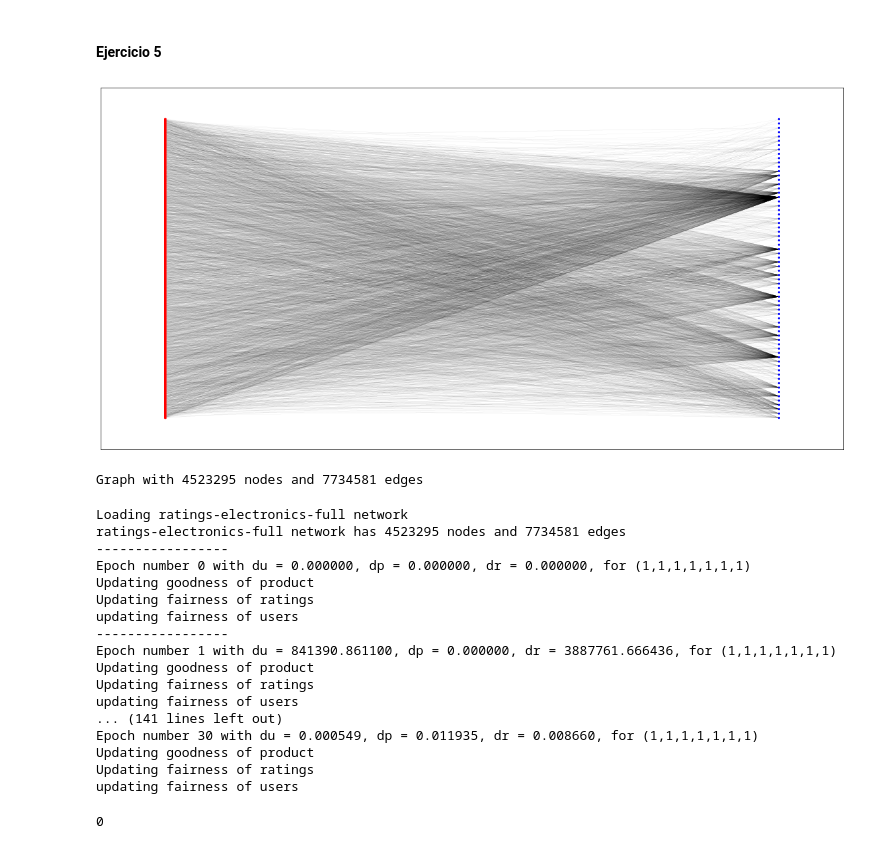
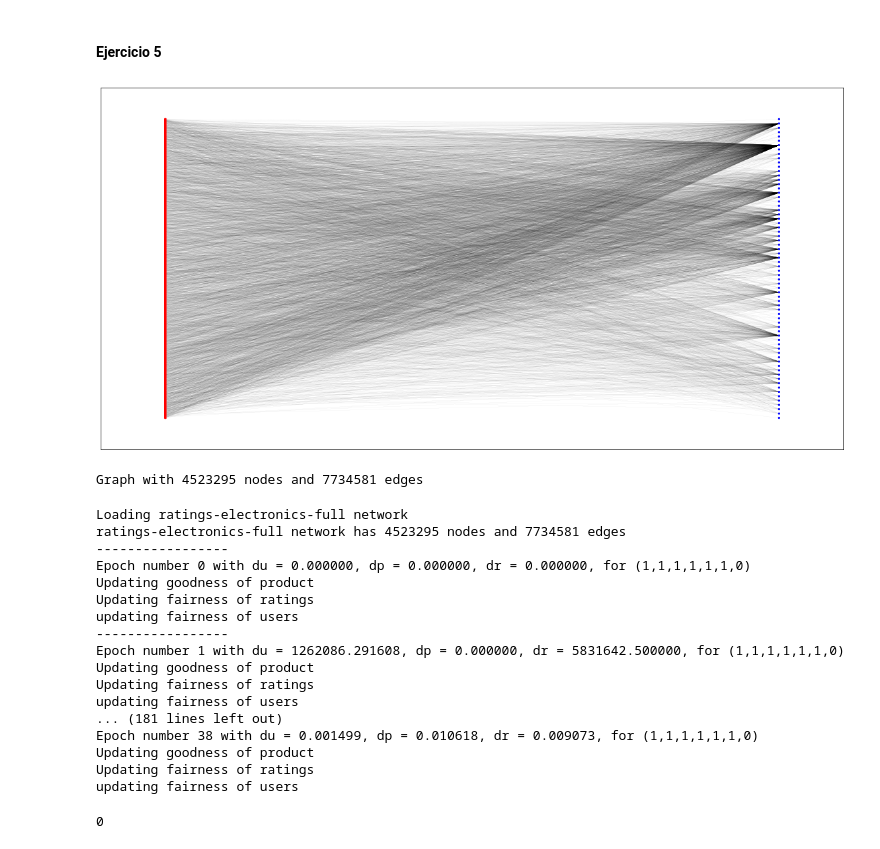
Before and after one commit to FdelMazo/7530-TDA2, a Jupyter notebook: Parcialito3/parcialito-3.ipynb, the cells around one changed output. Saved outputs shown, nothing was run; the diff lists cells and outputs as text; code cells hidden in the pictures.

```diff
--- a/Parcialito3/parcialito-3.ipynb
+++ b/Parcialito3/parcialito-3.ipynb
@@ -187,34 +243,36 @@ BokehDeprecationWarning: 'legend' keyword is deprecated, use explicit 'legend_la
 # %%
 import pandas as pd
 from networkx.algorithms import bipartite
 
 
 def create_bipartite(file):
     df = pd.read_csv(file, header=0, names=["user", "product", "weight", "_timestamp"])
     df['user'] = 'u_' + df['user'].astype(str)
     df['product'] = 'p_' + df['product'].astype(str)
 
     G = nx.Graph()
-    G.add_nodes_from(df_sample['user'], bipartite=0, color='red')
-    G.add_nodes_from(df_sample['product'], bipartite=1, color='blue')
+    G.add_nodes_from(df['user'], bipartite=0, color='red')
+    G.add_nodes_from(df['product'], bipartite=1, color='blue')
     G.add_weighted_edges_from(list(df[['user','product','weight']].to_records(index=False)))
 
     # Our df may be disconnected (at least when working with a sample)
     # let's keep the biggest bipartite graph we can get
     G.remove_nodes_from(G.nodes - max(nx.connected_components(G), key=len))
+
+    return G
 
 
 # Before working on the full dataset, let's draw a sample of what we are building
 # (At least to show we are working with a bipartite graph!)
 G_sample = create_bipartite(f'./data/ratings-electronics-sample.csv')
 plt.figure(figsize=(20,10))
 nx.draw_networkx(G_sample,
                  node_size=5,
                  node_color=[n[1] for n in G_sample.nodes.data('color')],
                  width=0.02,
                  pos=nx.bipartite_layout(G_sample, nx.bipartite.sets(G_sample)[0]),
                  with_labels=False)
 # %% [output]
-[figure, old version]
+[figure, new version]
 # %%
 network_name = 'ratings-electronics-full'
@@ -232,30 +291,25 @@ Graph with 4523295 nodes and 7734581 edges
 # Como es un script y no un módulo, tengo que usar un subprocess...
 import subprocess
 
+# El paper utiliza otro set de parametros (2 alphas, 2 betas, 3 gammas)
+# Hago la corrida lo mas parecida a lo aprendido en clase, aunque no va a ser una traducción 1:1
 # python rev2code.py [network_name] [a1] [a2] [b1] [b2] [r1] [r2] [r3]
-subprocess.call(['python3', './rev2code.py', network_name, '1', '1', '1', '1', '1', '1', '1'])
-
-# el enunciado pide utilizar gamma1=gamma2=0.5, pero los del paper usan ints para los parametros y 3 gammas.
-# yo prefiero usar ese código a escribirlo a mano (para serle más fiel al algoritmo!).
-# lo que hacen los del paper es parameter tuning entre 0 y 2, pero como acá no estoy seguro de que estoy optimizando,
-# porque no tengo contra que comparar, pongo directo todo en 1, que es un valor razonable.
-#
-# perdón por desviarme del enunciado!
+subprocess.call(['python3', './rev2code.py', network_name, '1', '1', '1', '1', '1', '1', '0'])
 # %% [output]
 Loading ratings-electronics-full network
 ratings-electronics-full network has 4523295 nodes and 7734581 edges
 -----------------
-Epoch number 0 with du = 0.000000, dp = 0.000000, dr = 0.000000, for (1,1,1,1,1,1,1)
+Epoch number 0 with du = 0.000000, dp = 0.000000, dr = 0.000000, for (1,1,1,1,1,1,0)
 Updating goodness of product
 Updating fairness of ratings
 updating fairness of users
 -----------------
-Epoch number 1 with du = 841390.861100, dp = 0.000000, dr = 3887761.666436, for (1,1,1,1,1,1,1)
+Epoch number 1 with du = 1262086.291608, dp = 0.000000, dr = 5831642.500000, for (1,1,1,1,1,1,0)
 Updating goodness of product
 Updating fairness of ratings
 updating fairness of users
-... (141 lines left out)
-Epoch number 30 with du = 0.000549, dp = 0.011935, dr = 0.008660, for (1,1,1,1,1,1,1)
+... (181 lines left out)
+Epoch number 38 with du = 0.001499, dp = 0.010618, dr = 0.009073, for (1,1,1,1,1,1,0)
 Updating goodness of product
 Updating fairness of ratings
 updating fairness of users
```
Also changed, not shown: parts of 19 cells of this notebook, 2 other files.
